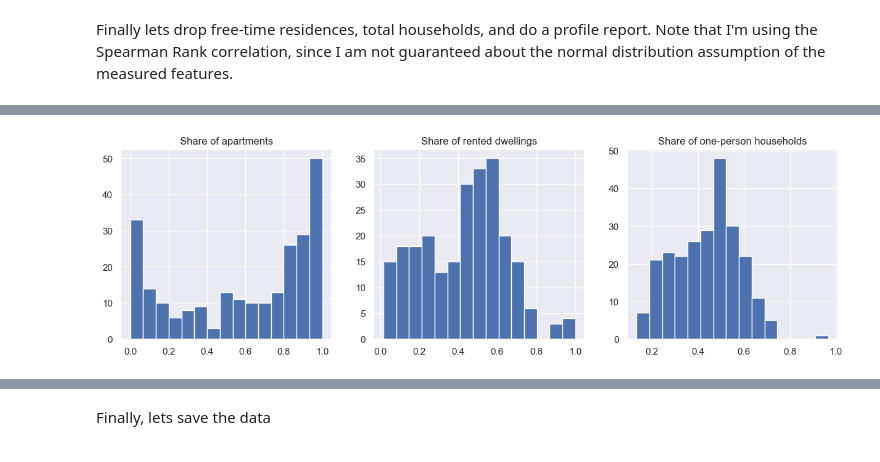
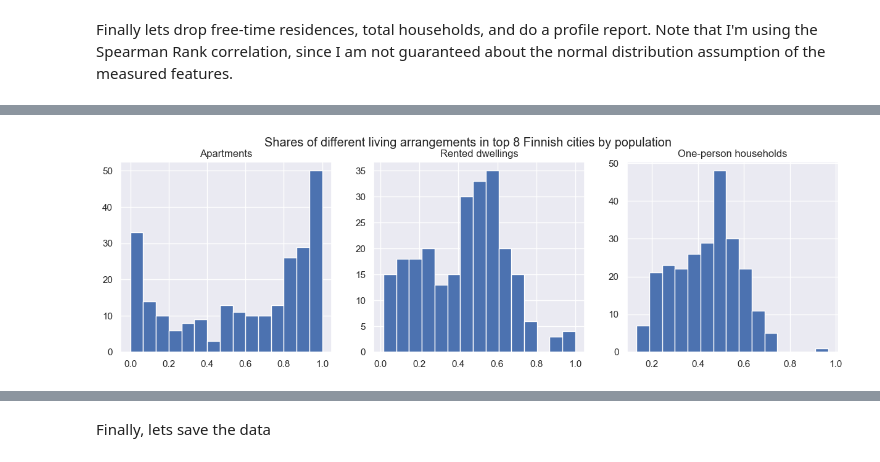
Before and after one commit to rasmussiljander/self-learning, a Jupyter notebook: postalcode_analysis/data_exploration/living_and_labor.ipynb, the cells around one changed output, grey strips where cells are left out. Saved outputs shown, nothing was run; the diff lists cells and outputs as text; code cells hidden in the pictures.

```diff
--- a/postalcode_analysis/data_exploration/living_and_labor.ipynb
+++ b/postalcode_analysis/data_exploration/living_and_labor.ipynb
@@ -308,23 +297,22 @@ liv.head()
 # %%
 # Histograms of apartments ratio, rented and one person households for data in top 8 cities
 top_data = liv[liv["is_big_city"]]
 fig, ax = plt.subplots(1, 3, figsize=(15, 4))
 
+plt.suptitle("Shares of different living arrangements in top 8 Finnish cities by population")
+
 top_data["apartments_ratio"].hist(bins=15, ax=ax[0])
-# ax[0].set_xlabel("Share of apartments")
-ax[0].set_title("Share of apartments")
+ax[0].set_title("Apartments")
 
 top_data["rented"].hist(bins=15, ax=ax[1])
-# ax[1].set_xlabel("Share of adults with education")
-ax[1].set_title("Share of rented dwellings")
+ax[1].set_title("Rented dwellings")
 
 top_data["one_person_households"].hist(bins=15, ax=ax[2])
-# ax[2].set_xlabel("Share of adults with education")
-ax[2].set_title("Share of one-person households")
+ax[2].set_title("One-person households")
 
 plt.show()
 # %% [output]
-[figure, old version]
+[figure, new version]
 # %% [markdown]
 We can see that actually my hypothesis is not exactly true based on this data. Although the top cities tend to have more of the high shares of apartment buildings of Finland, the large cities also have many postal code areas with very little apartments. This reflects a similar causal discussion that I expressed when discussing education (`income_and_education.ipynb`), where there is some evidence but bidirectional inference is far from possible. One can say that if the share of apartments is high, it likely came from a big city, but if the postal code area is a big city, you cannot say if it will have a large apartment share or not. The same is true for the other explored features, as the distributions look approximately the same as with the non-filtered data.
 
```
Also changed, not shown: parts of 18 cells of this notebook.
